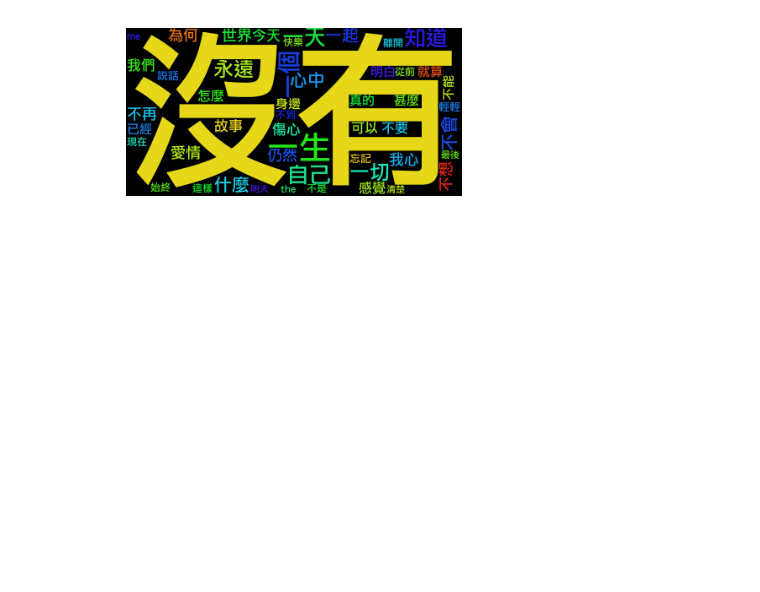
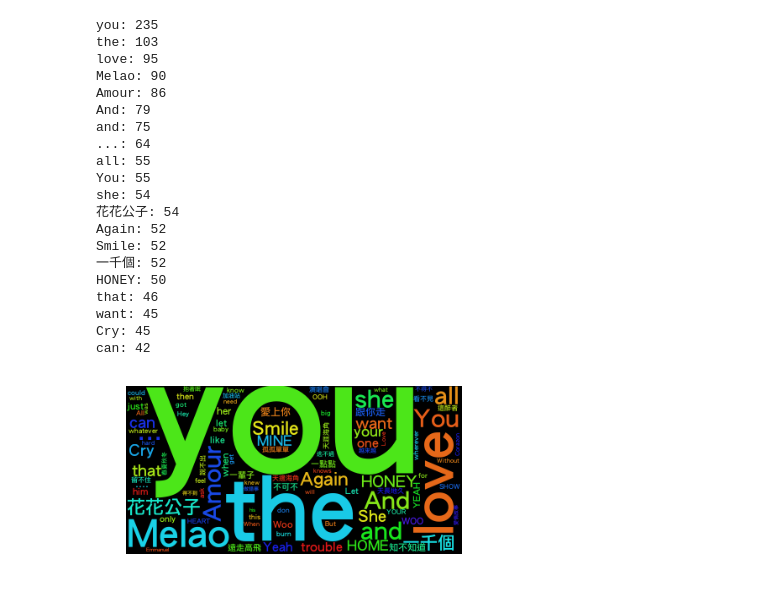
Before and after one commit to KentHan/Chinese_lyrics_analysis, a Jupyter notebook: Chinese_lyrics_analysis.ipynb, the cells around one changed output. Cells and saved outputs as stored; diff of their text form; code cells hidden in the pictures; blank space fills up the shorter version.

```diff
--- a/Chinese_lyrics_analysis.ipynb
+++ b/Chinese_lyrics_analysis.ipynb
@@ -71,13 +25,59 @@ for t in counter.most_common(20):
 
 from wordcloud import WordCloud
 import matplotlib.pyplot as plt
-# %%
-wordcloud = WordCloud(
-    font_path="/Library/Fonts/儷黑 Pro.ttf", background_color="black"
-).fit_words(counter.most_common(50))
-
-plt.imshow(wordcloud)
-plt.axis("off")
-plt.show()
-# %% [output]
-[figure, removed]
+# %%
+def filter_rule_1(input):
+    return True if len(input.strip()) > 2 else False
+
+def filter_rule_2(input):
+    return False if input.isdigit() else True
+
+def draw_word_cloud(artist):
+    cursor = db.lyrics.find({'artist': artist})
+
+    if cursor.count() is 0:
+        return
+
+    whole_lyrics = "".join([document['lyrics'] for document in cursor])
+    token_list = [token for token in jieba.cut(whole_lyrics)]
+
+    token_list = filter(filter_rule_1, token_list)
+    token_list = filter(filter_rule_2, token_list)
+
+    from collections import Counter
+    counter = Counter(token_list)
+
+    for t in counter.most_common(20):
+        print("%s: %s" % (t[0], t[1]))
+
+    wordcloud = WordCloud(
+        font_path="/Library/Fonts/儷黑 Pro.ttf", background_color="black"
+    ).fit_words(counter.most_common(100))
+
+    plt.imshow(wordcloud)
+    plt.axis("off")
+    plt.show()
+# %%
+draw_word_cloud('張學友')
+# %% [output]
+you: 235
+the: 103
+love: 95
+Melao: 90
+Amour: 86
+And: 79
+and: 75
+...: 64
+all: 55
+You: 55
+she: 54
+花花公子: 54
+Again: 52
+Smile: 52
+一千個: 52
+HONEY: 50
+that: 46
+want: 45
+Cry: 45
+can: 42
+[figure, added]
```
Also changed, not shown: parts of 6 cells of this notebook, 1 other file.
